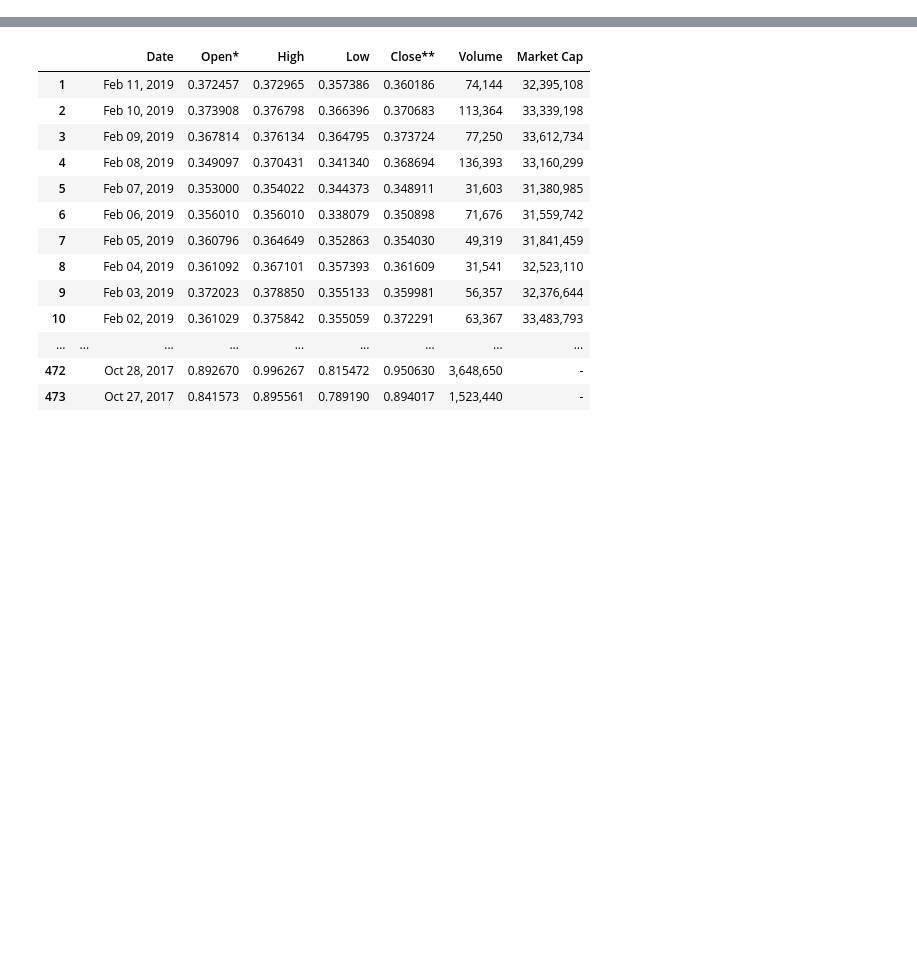
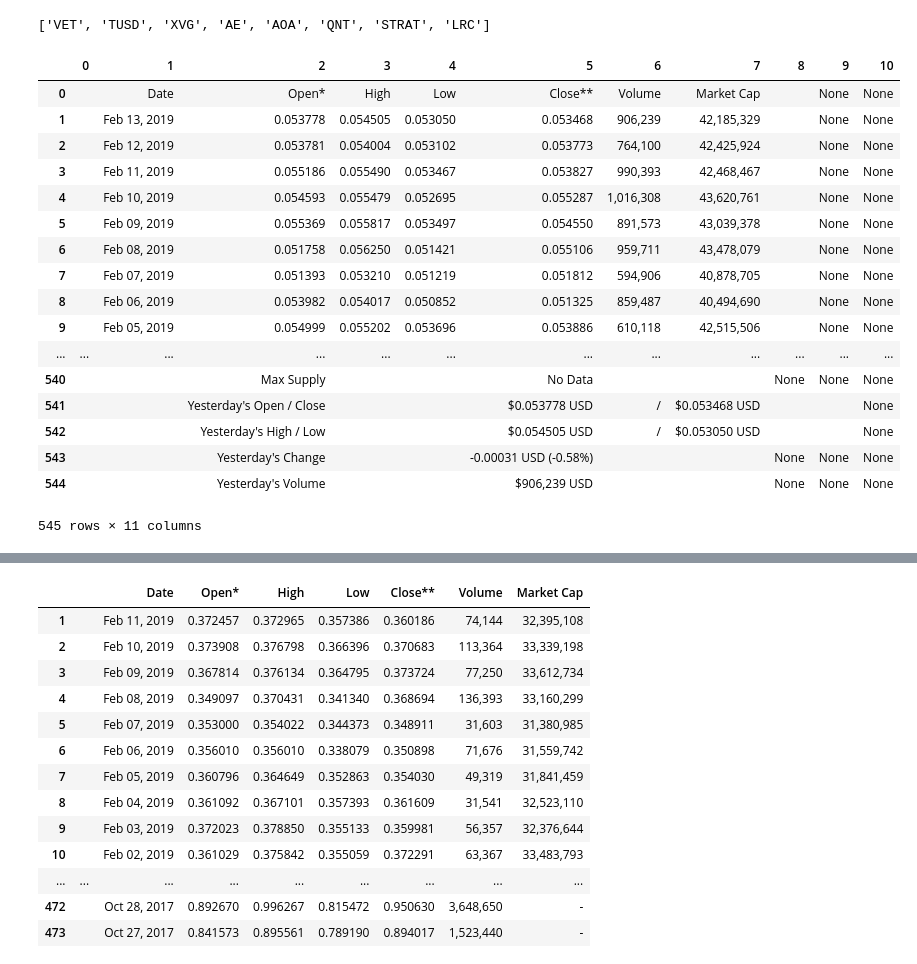
Before and after one commit to kevzha/CryptoAnalysis, a Jupyter notebook: mergedaddingnewsymbols.ipynb, the cells around one changed output, grey strips where cells are left out. Cells and saved outputs as stored; diff of their text form; code cells hidden in the pictures; blank space fills up the shorter version.

```diff
--- a/merged.ipynb
+++ b/mergedaddingnewsymbols.ipynb
@@ -90,12 +0,0 @@ for point in range(len(WANcontent)):
-# %%
-dataELA= []
-for a in listofhistoricaldataELA:
-    dataELA.append(a.split('\n'))
-
-dataKCS= []
-for a in listofhistoricaldataKCS:
-    dataKCS.append(a.split('\n'))
-
-dataWAN= []
-for a in listofhistoricaldataWAN:
-    dataWAN.append(a.split('\n'))
@@ -101,0 +80,9 @@ for a in listofhistoricaldataWAN:
+# %%
+VETcontent = page_contentVET.findAll('tr')
+TUSDcontent = page_contentTUSD.findAll('tr')
+XVGcontent = page_contentXVG.findAll('tr')
+AEcontent = page_contentAE.findAll('tr')
+STRATcontent = page_contentSTRAT.findAll('tr')
+LRCcontent = page_contentLRC.findAll('tr')
+AOAcontent = page_contentAOA.findAll('tr')
+QNTcontent = page_contentQNT.findAll('tr')
@@ -102,6 +209,16 @@ for a in listofhistoricaldataWAN:
 # %%
 import pandas as pd
 
-PandadataframeELA= pd.DataFrame(dataELA)
-PandadataframeKCS= pd.DataFrame(dataKCS)
-PandadataframeWAN= pd.DataFrame(dataWAN)
+PandadataframeVET= pd.DataFrame(dataVET)
+PandadataframeTUSD= pd.DataFrame(dataTUSD)
+PandadataframeXVG= pd.DataFrame(dataXVG)
+PandadataframeAE= pd.DataFrame(dataAE)
+PandadataframeAOA= pd.DataFrame(dataAOA)
+PandadataframeQNT= pd.DataFrame(dataQNT)
+PandadataframeSTRAT= pd.DataFrame(dataSTRAT)
+PandadataframeLRC= pd.DataFrame(dataLRC)
+
+
+# PandadataframeELA= pd.DataFrame(dataELA)
+# PandadataframeKCS= pd.DataFrame(dataKCS)
+# PandadataframeWAN= pd.DataFrame(dataWAN)
@@ -129,2 +225,27 @@ PandadataframeKCS
+# %%
+newsymbols
+# %% [output]
+['VET', 'TUSD', 'XVG', 'AE', 'AOA', 'QNT', 'STRAT', 'LRC']
+# %%
+PandadataframeLRC
+# %% [output]
+|  | 0 | 1 | 2 | 3 | 4 | 5 | 6 | 7 | 8 | 9 | 10 |
+| 0 |  | Date | Open* | High | Low | Close** | Volume | Market Cap |  | None | None |
+| 1 |  | Feb 13, 2019 | 0.053778 | 0.054505 | 0.053050 | 0.053468 | 906,239 | 42,185,329 |  | None | None |
+| 2 |  | Feb 12, 2019 | 0.053781 | 0.054004 | 0.053102 | 0.053773 | 764,100 | 42,425,924 |  | None | None |
+| 3 |  | Feb 11, 2019 | 0.055186 | 0.055490 | 0.053467 | 0.053827 | 990,393 | 42,468,467 |  | None | None |
+| 4 |  | Feb 10, 2019 | 0.054593 | 0.055479 | 0.052695 | 0.055287 | 1,016,308 | 43,620,761 |  | None | None |
+| 5 |  | Feb 09, 2019 | 0.055369 | 0.055817 | 0.053497 | 0.054550 | 891,573 | 43,039,378 |  | None | None |
+| 6 |  | Feb 08, 2019 | 0.051758 | 0.056250 | 0.051421 | 0.055106 | 959,711 | 43,478,079 |  | None | None |
+| 7 |  | Feb 07, 2019 | 0.051393 | 0.053210 | 0.051219 | 0.051812 | 594,906 | 40,878,705 |  | None | None |
+| 8 |  | Feb 06, 2019 | 0.053982 | 0.054017 | 0.050852 | 0.051325 | 859,487 | 40,494,690 |  | None | None |
+| 9 |  | Feb 05, 2019 | 0.054999 | 0.055202 | 0.053696 | 0.053886 | 610,118 | 42,515,506 |  | None | None |
+| ... | ... | ... | ... | ... | ... | ... | ... | ... | ... | ... | ... |
+| 540 |  |  | Max Supply |  |  | No Data |  |  | None | None | None |
+| 541 |  |  | Yesterday's Open / Close |  |  | $0.053778 USD | / | $0.053468 USD |  |  | None |
+| 542 |  |  | Yesterday's High / Low |  |  | $0.054505 USD | / | $0.053050 USD |  |  | None |
+| 543 |  |  | Yesterday's Change |  |  | -0.00031 USD (-0.58%) |  |  | None | None | None |
+| 544 |  |  | Yesterday's Volume |  |  | $906,239 USD |  |  | None | None | None |
+545 rows × 11 columns
 # %%
 #drops the end/blank data points at the end of the dataframe
```
Also changed, not shown: parts of 21 cells of this notebook, 10 other files.
